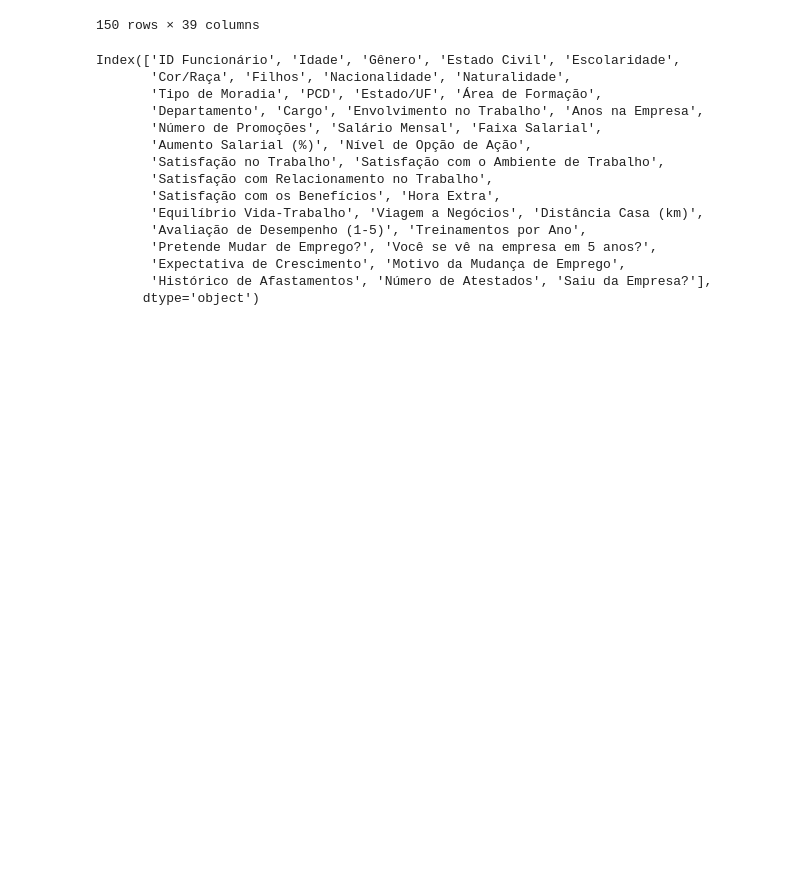
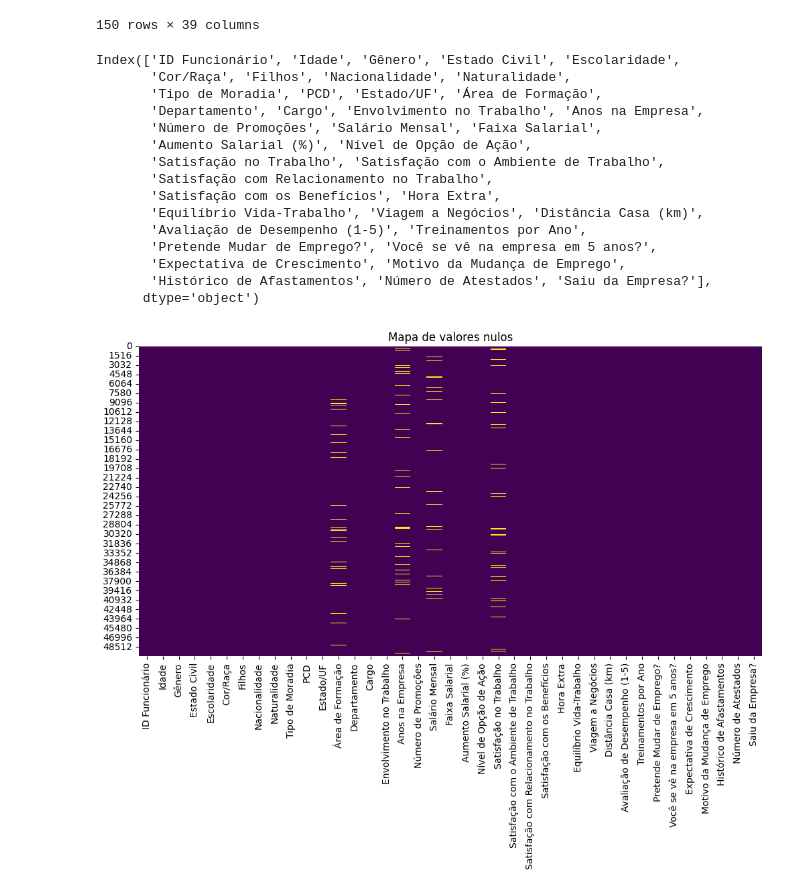
Before and after one commit to LaianeNR/TechCorp-Brasil, a Jupyter notebook: funcao.ipynb, the cells around one changed output. Cells and saved outputs as stored; diff of their text form; code cells hidden in the pictures; blank space fills up the shorter version.

```diff
--- a/funcao.ipynb
+++ b/funcao.ipynb
@@ -199,3 +191,12 @@ Index(['ID Funcionário', 'Idade', 'Gênero', 'Estado Civil', 'Escolaridade',
        'Expectativa de Crescimento', 'Motivo da Mudança de Emprego',
        'Histórico de Afastamentos', 'Número de Atestados', 'Saiu da Empresa?'],
       dtype='object')
+# %%
+df_funcionarios.isnull().sum()
+
+plt.figure(figsize=(12, 6))
+sns.heatmap(df_funcionarios.isnull(), cbar=False, cmap='viridis')
+plt.title("Mapa de valores nulos")
+plt.show()
+# %% [output]
+[figure, added]
```
Also changed, not shown: parts of 11 cells of this notebook, 1 other file.
